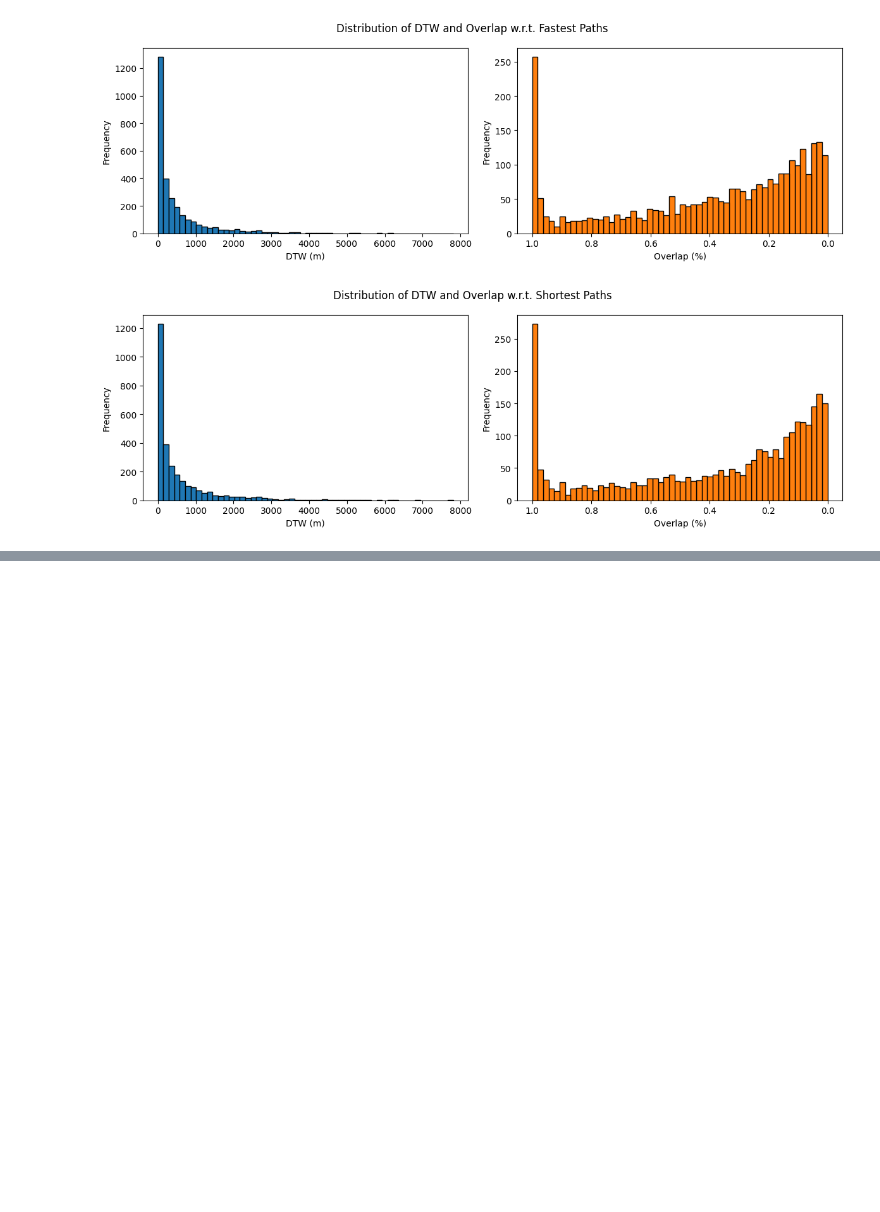
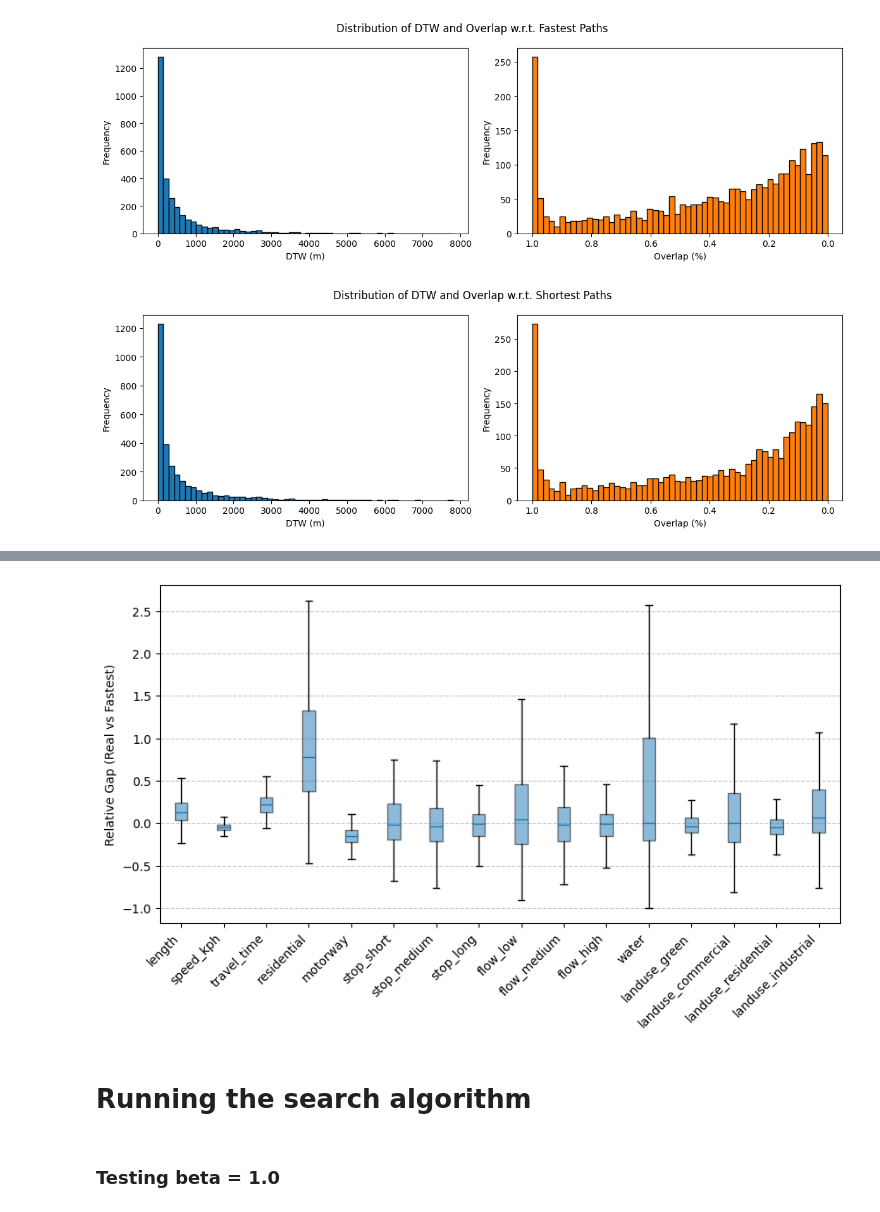
Before and after one commit to Slocon00/synth-route-gen, a Jupyter notebook: example.ipynb, the cells around one changed output, grey strips where cells are left out. Saved outputs shown, nothing was run; the diff lists cells and outputs as text; code cells hidden in the pictures; blank space fills up the shorter version.

```diff
--- a/example.ipynb
+++ b/example.ipynb
@@ -296 +316,31 @@ compare_fastest(G,
                 verbose=True)
+# %%
+df_real = pd.read_csv('data/milano_2007_aggregated_real.csv.gz')
+df_fastest = pd.read_csv('data/milano_2007_aggregated_fastest.csv.gz')
+
+gaps = []
+for uid in df_real['uid'].unique():
+    means_real = df_real[df_real['uid'] == uid][attributes].values[0]
+    means_fastest = df_fastest[df_fastest['uid'] == uid][attributes].values[0]
+
+    gap = np.where(means_fastest != 0,
+                   (means_real - means_fastest) / means_fastest,
+                   np.where(means_real != 0, np.inf, 0))
+    gaps.append(gap)
+gaps = np.array(gaps)
+# %%
+# Plotting the distribution of the relative gaps
+plt.figure(figsize=(10, 5))
+for i, attr in enumerate(attributes):
+    plt.boxplot(gaps[~np.isnan(gaps[:, i]), i], positions=[i], widths=0.3, showfliers=False,
+                patch_artist=True,
+                boxprops=dict(facecolor='tab:blue', alpha=0.5),
+                medianprops=dict(color='tab:blue'))
+plt.xticks(range(len(attributes)), attributes, rotation=45, ha='right')
+plt.grid(axis='y', linestyle='--', alpha=0.7)
+plt.ylabel('Relative Gap (Real vs Fastest)')
+plt.show()
+# %% [output]
+[figure, added]
+# %% [markdown]
+# Running the search algorithm
@@ -296,0 +350,2 @@ compare_fastest(G,
+# %% [markdown]
+### Testing beta = 1.0
```
Also changed, not shown: parts of 37 cells of this notebook, 1 other file.
